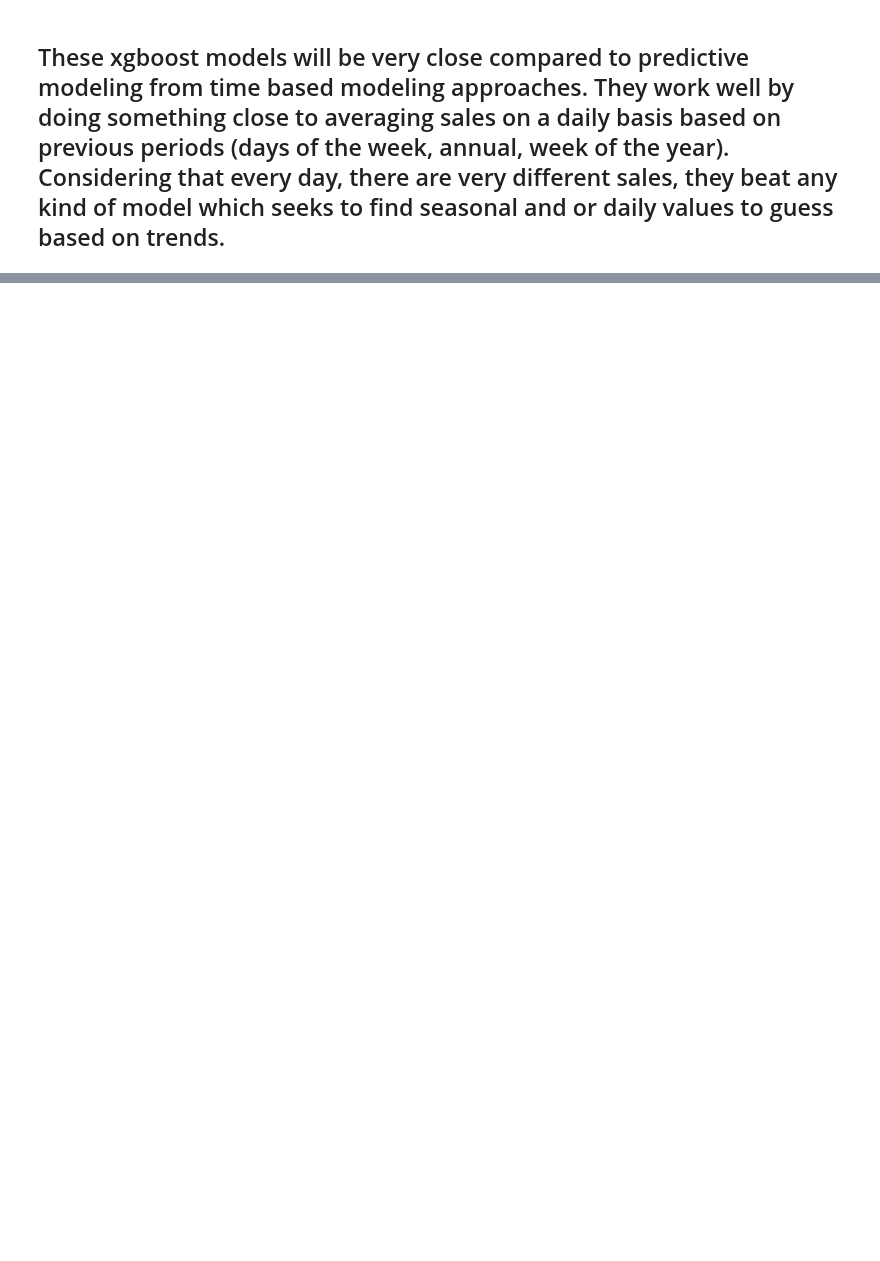
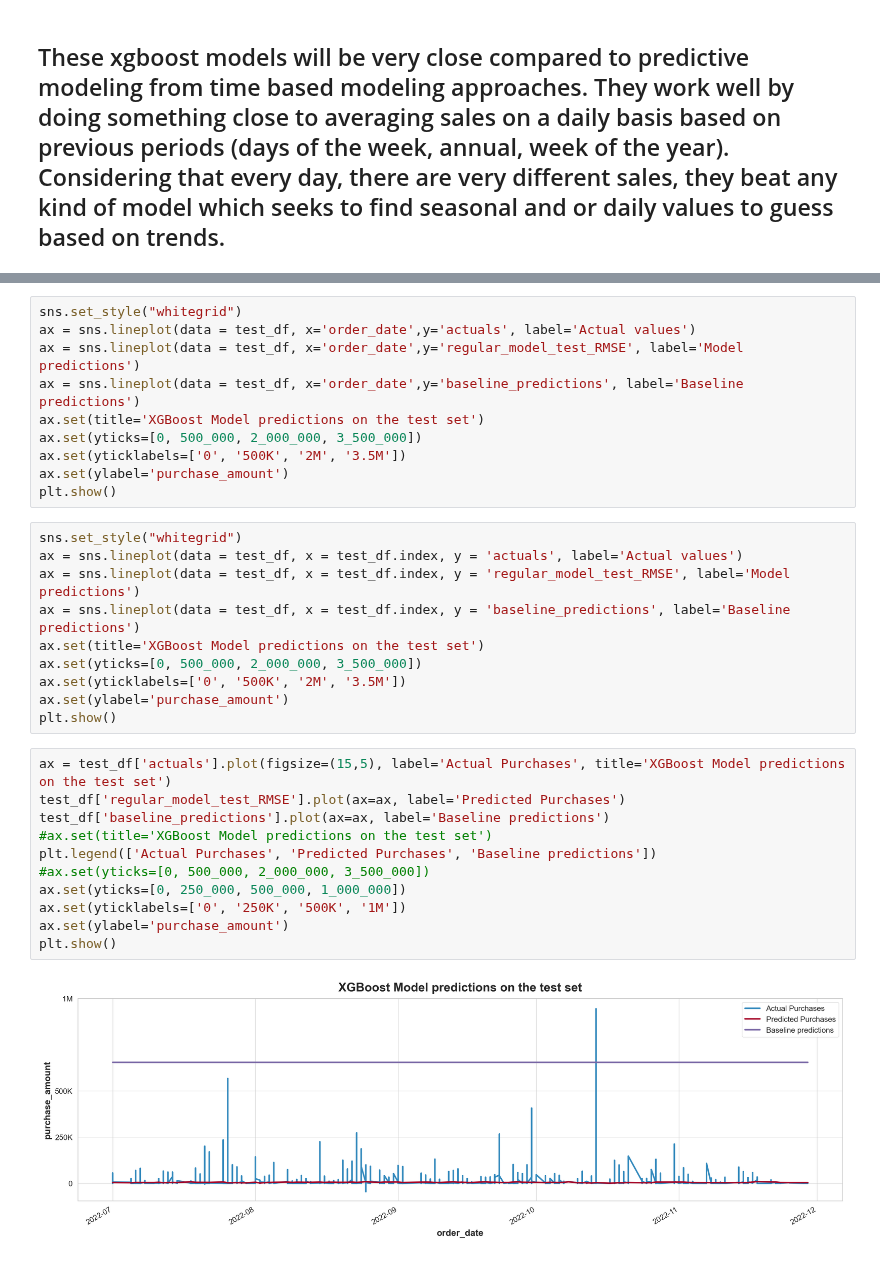
Before and after one commit to The-Real-MVPs/cisco-time-series-analysis, a Jupyter notebook: rosenberger/rosenberger-modeling.ipynb, the cells around one changed output, grey strips where cells are left out. Cells and saved outputs as stored; diff of their text form; blank space fills up the shorter version.

```diff
--- a/rosenberger/rosenberger-modeling.ipynb
+++ b/rosenberger/rosenberger-modeling.ipynb
@@ -402,0 +437,33 @@ regular_model_test_RMSE
+# %%
+sns.set_style("whitegrid")
+ax = sns.lineplot(data = test_df, x='order_date',y='actuals', label='Actual values')
+ax = sns.lineplot(data = test_df, x='order_date',y='regular_model_test_RMSE', label='Model predictions')
+ax = sns.lineplot(data = test_df, x='order_date',y='baseline_predictions', label='Baseline predictions')
+ax.set(title='XGBoost Model predictions on the test set')
+ax.set(yticks=[0, 500_000, 2_000_000, 3_500_000])
+ax.set(yticklabels=['0', '500K', '2M', '3.5M'])
+ax.set(ylabel='purchase_amount')
+plt.show()
+# %%
+sns.set_style("whitegrid")
+ax = sns.lineplot(data = test_df, x = test_df.index, y = 'actuals', label='Actual values')
+ax = sns.lineplot(data = test_df, x = test_df.index, y = 'regular_model_test_RMSE', label='Model predictions')
+ax = sns.lineplot(data = test_df, x = test_df.index, y = 'baseline_predictions', label='Baseline predictions')
+ax.set(title='XGBoost Model predictions on the test set')
+ax.set(yticks=[0, 500_000, 2_000_000, 3_500_000])
+ax.set(yticklabels=['0', '500K', '2M', '3.5M'])
+ax.set(ylabel='purchase_amount')
+plt.show()
+# %%
+ax = test_df['actuals'].plot(figsize=(15,5), label='Actual Purchases', title='XGBoost Model predictions on the test set')
+test_df['regular_model_test_RMSE'].plot(ax=ax, label='Predicted Purchases')
+test_df['baseline_predictions'].plot(ax=ax, label='Baseline predictions')
+#ax.set(title='XGBoost Model predictions on the test set')
+plt.legend(['Actual Purchases', 'Predicted Purchases', 'Baseline predictions'])
+#ax.set(yticks=[0, 500_000, 2_000_000, 3_500_000])
+ax.set(yticks=[0, 250_000, 500_000, 1_000_000])
+ax.set(yticklabels=['0', '250K', '500K', '1M'])
+ax.set(ylabel='purchase_amount')
+plt.show()
+# %% [output]
+[figure, added]
```
Also changed, not shown: parts of 6 cells of this notebook.
